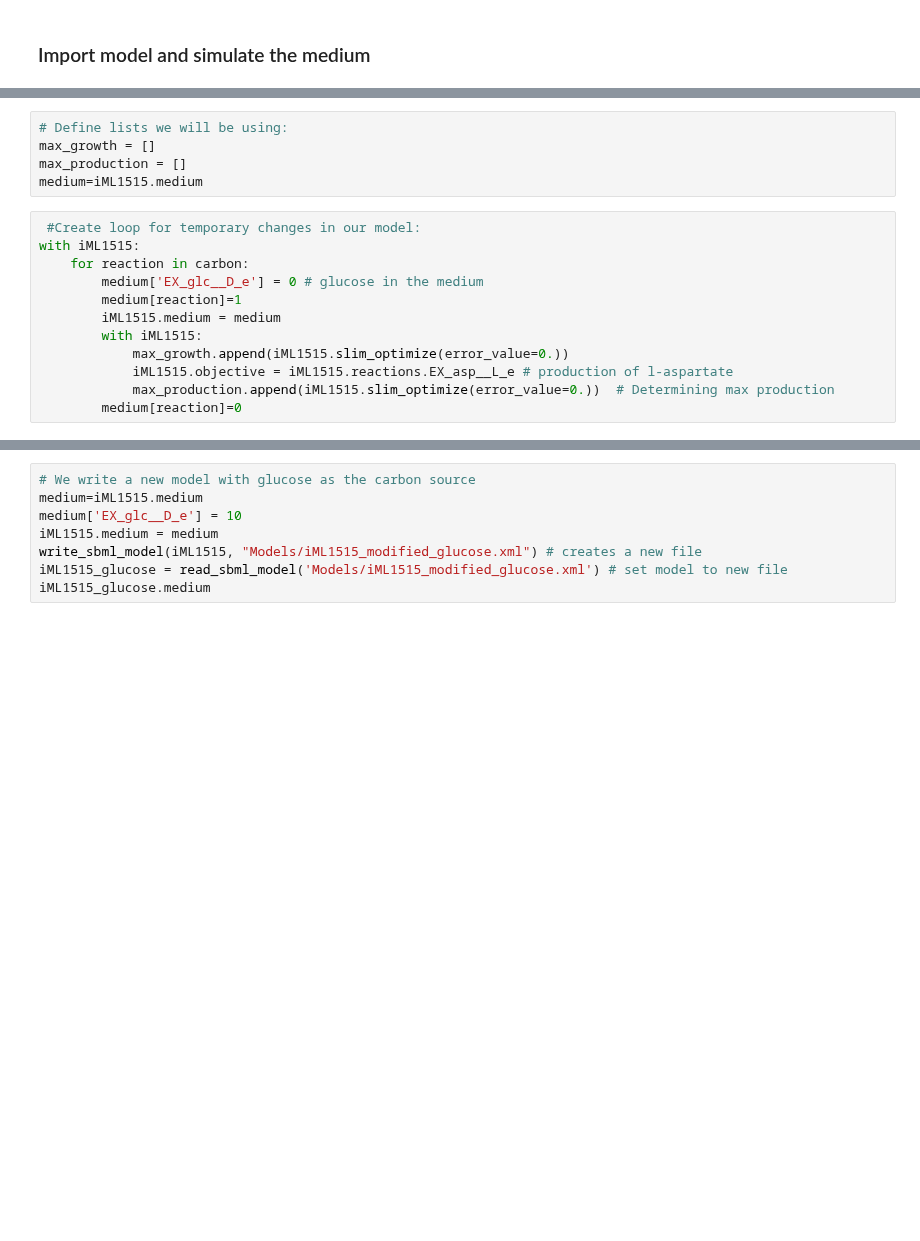
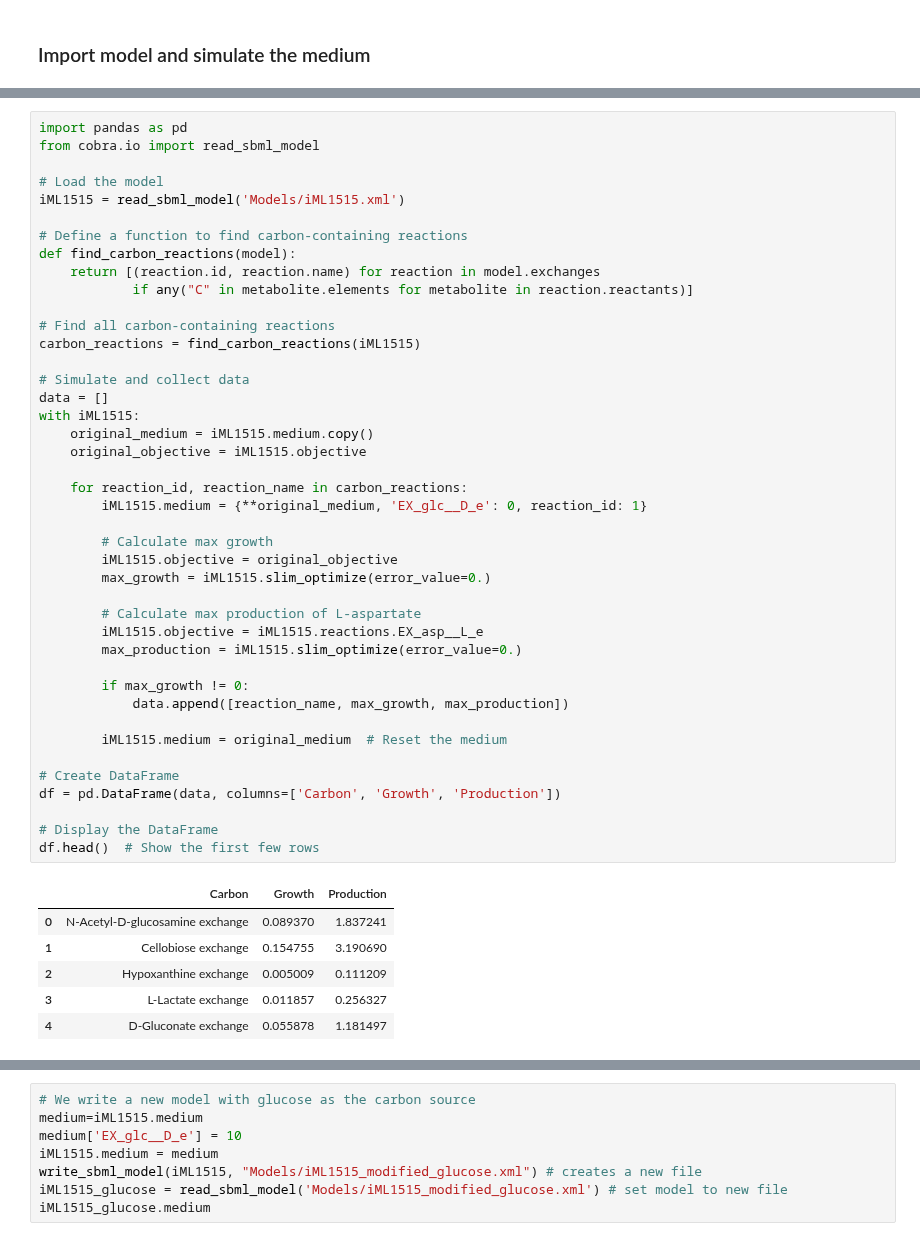
Before and after one commit to 27410/group-assingment-group-14, a Jupyter notebook: 2_Theoretical_yield.ipynb, the cells around one changed output, grey strips where cells are left out. Drawn from its saved outputs; the diff is of its cells as text; blank space fills up the shorter version.

```diff
--- a/2_Theoretical_yield.ipynb
+++ b/2_Theoretical_yield.ipynb
@@ -50,17 +14,0 @@ with iML1515:
-# %%
-# Define lists we will be using:
-max_growth = []
-max_production = []
-medium=iML1515.medium
-# %%
- #Create loop for temporary changes in our model:
-with iML1515:
-    for reaction in carbon:
-        medium['EX_glc__D_e'] = 0 # glucose in the medium
-        medium[reaction]=1
-        iML1515.medium = medium
-        with iML1515:
-            max_growth.append(iML1515.slim_optimize(error_value=0.))
-            iML1515.objective = iML1515.reactions.EX_asp__L_e # production of l-aspartate
-            max_production.append(iML1515.slim_optimize(error_value=0.))  # Determining max production
-        medium[reaction]=0
@@ -108 +15,50 @@ print(df)
+# %%
+import pandas as pd
+from cobra.io import read_sbml_model
+
+# Load the model
+iML1515 = read_sbml_model('Models/iML1515.xml')
+
+# Define a function to find carbon-containing reactions
+def find_carbon_reactions(model):
+    return [(reaction.id, reaction.name) for reaction in model.exchanges
+            if any("C" in metabolite.elements for metabolite in reaction.reactants)]
+
+# Find all carbon-containing reactions
+carbon_reactions = find_carbon_reactions(iML1515)
+
+# Simulate and collect data
+data = []
+with iML1515:
+    original_medium = iML1515.medium.copy()
+    original_objective = iML1515.objective
+
+    for reaction_id, reaction_name in carbon_reactions:
+        iML1515.medium = {**original_medium, 'EX_glc__D_e': 0, reaction_id: 1}
+
+        # Calculate max growth
+        iML1515.objective = original_objective
+        max_growth = iML1515.slim_optimize(error_value=0.)
+
+        # Calculate max production of L-aspartate
+        iML1515.objective = iML1515.reactions.EX_asp__L_e
+        max_production = iML1515.slim_optimize(error_value=0.)
+
+        if max_growth != 0:
+            data.append([reaction_name, max_growth, max_production])
+
+        iML1515.medium = original_medium  # Reset the medium
+
+# Create DataFrame
+df = pd.DataFrame(data, columns=['Carbon', 'Growth', 'Production'])
+
+# Display the DataFrame
+df.head()  # Show the first few rows
+# %% [output]
+|  | Carbon | Growth | Production |
+| 0 | N-Acetyl-D-glucosamine exchange | 0.089370 | 1.837241 |
+| 1 | Cellobiose exchange | 0.154755 | 3.190690 |
+| 2 | Hypoxanthine exchange | 0.005009 | 0.111209 |
+| 3 | L-Lactate exchange | 0.011857 | 0.256327 |
+| 4 | D-Gluconate exchange | 0.055878 | 1.181497 |
 # %%
```
Also changed, not shown: parts of 9 cells of this notebook.
